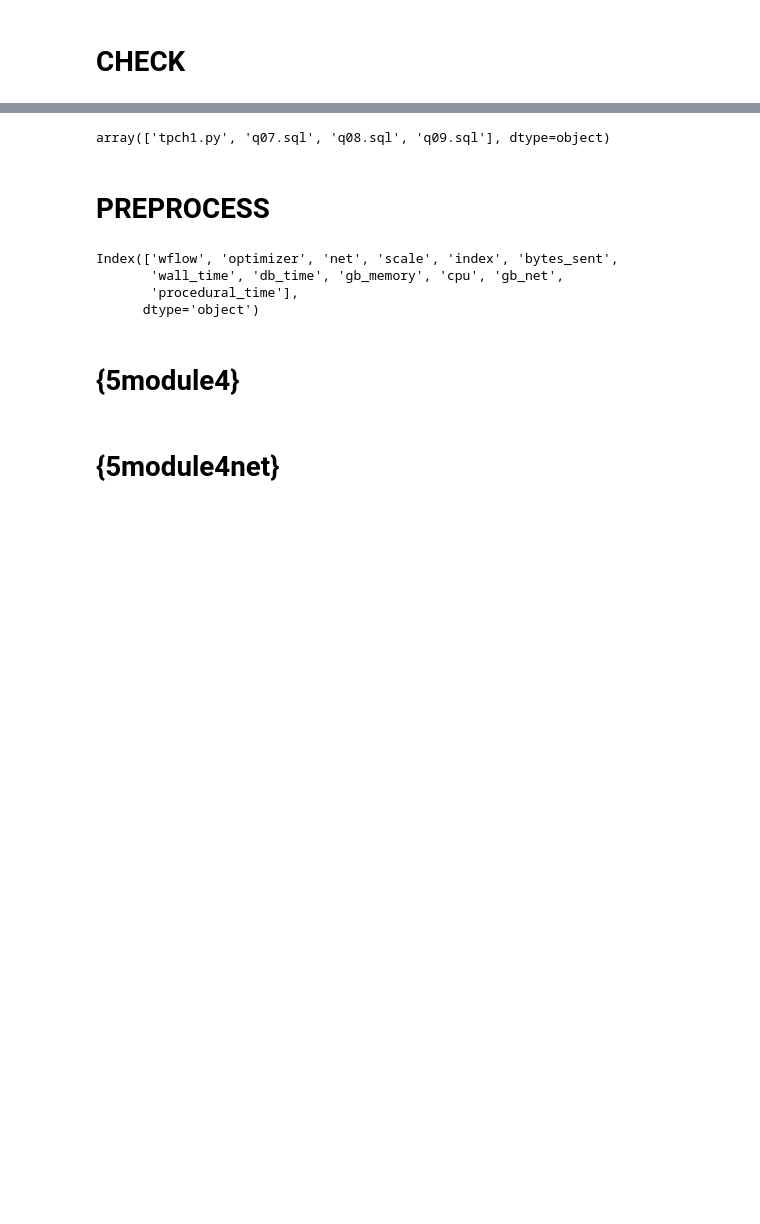
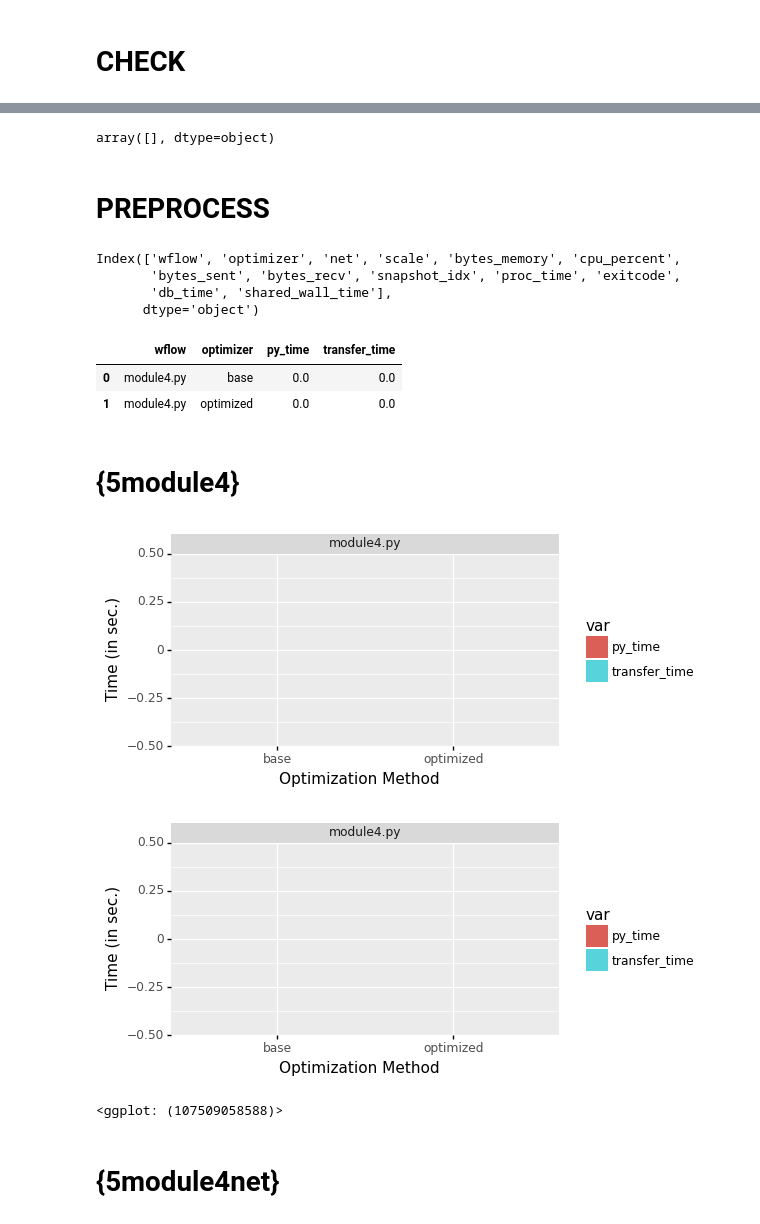
Before and after one commit to yoreei/p2d2, a Jupyter notebook: docs/5module4.ipynb, the cells around one changed output, grey strips where cells are left out. Saved outputs shown, nothing was run; the diff lists cells and outputs as text; code cells hidden in the pictures; blank space fills up the shorter version.

```diff
--- a/docs/5module4.ipynb
+++ b/docs/5module4.ipynb
@@ -18,5 +11,6 @@ Index(['index', 'bytes_memory', 'cpu_percent', 'bytes_sent', 'bytes_recv',
 # 4.{5micro_scales} micros with scale 1, 10 | also {5micro_traffic}
 # 5.{5micro_net} micro join, selection with net=wan and scale 1
 # %%
-df=pandas.read_feather('special-reports/5module4.feather')
+factors= ['wflow', 'optimizer', 'net', 'scale']
+df=pandas.read_feather('specific-reports/5module4.feather')
 df.columns
@@ -31,22 +34,28 @@ Name: exitcode, dtype: int64
 # %%
 df.query("exitcode == 1")['wflow'].unique()
 # %% [output]
-array(['tpch1.py', 'q07.sql', 'q08.sql', 'q09.sql'], dtype=object)
+array([], dtype=object)
 # %% [markdown]
 # PREPROCESS
 # %%
 overview = df.groupby(by=factors).first().reset_index()
 overview.columns
 # %% [output]
-Index(['wflow', 'optimizer', 'net', 'scale', 'index', 'bytes_sent',
-       'wall_time', 'db_time', 'gb_memory', 'cpu', 'gb_net',
-       'procedural_time'],
+Index(['wflow', 'optimizer', 'net', 'scale', 'bytes_memory', 'cpu_percent',
+       'bytes_sent', 'bytes_recv', 'snapshot_idx', 'proc_time', 'exitcode',
+       'db_time', 'shared_wall_time'],
       dtype='object')
 # %%
 overview.rename(columns={"db_time":"transfer_time"}, inplace=True)
 overview["py_time"] = overview["shared_wall_time"] - overview["transfer_time"]
 # %%
 module4 = overview[["wflow", "optimizer", "py_time", "transfer_time"]]
+# %%
+module4
+# %% [output]
+|  | wflow | optimizer | py_time | transfer_time |
+| 0 | module4.py | base | 0.0 | 0.0 |
+| 1 | module4.py | optimized | 0.0 | 0.0 |
 # %% [markdown]
 # {5module4}
 # %%
@@ -64,9 +73,14 @@ plot = (
                subplots_adjust={'hspace': 1, 'wspace': 0.25})
     )
 # %%
-plot.save("specific-plots/5module4.png")
-tikzplotlib.save('specific-plots/5module4.tikz', figure=plot)
+plot.save("specific-plots/5end_to_end.png")
+matplot = plot.draw()
+tikzplotlib.save('specific-plots/5end_to_end.tikz', figure=matplot)
 display(plot)
+# %% [output]
+[figure, added]
+[figure, added]
+<ggplot: (107509058588)>
 # %% [markdown]
 
 # {5module4net}
```
Also changed, not shown: parts of 7 cells of this notebook, 11 other files.
